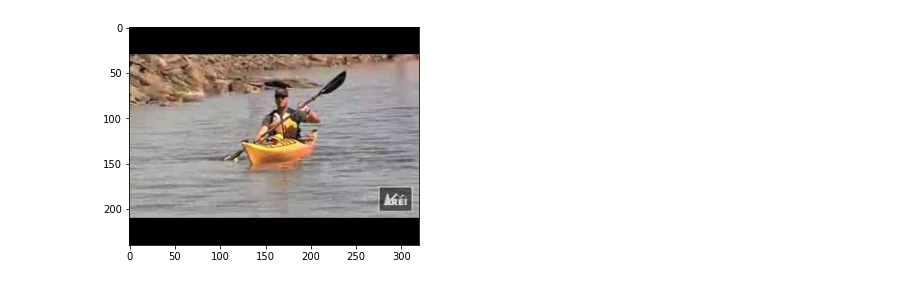
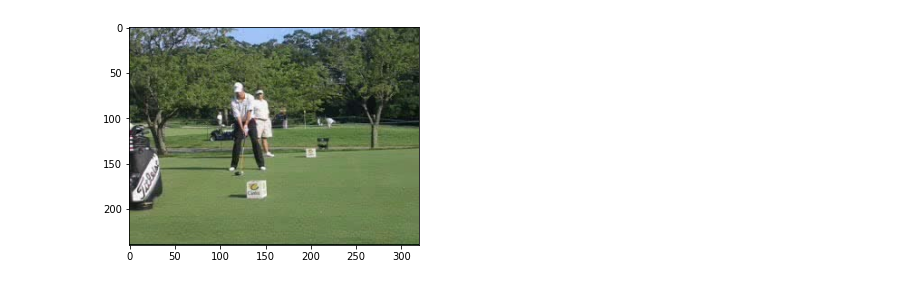
Before and after one commit to jrslanski/Littering_AutomaticActionRecognition, a Jupyter notebook: DataAndModel.ipynb, the cells around one changed output. Cells and saved outputs as stored; diff of their text form; code cells hidden in the pictures.

```diff
--- a/DataAndModel.ipynb
+++ b/DataAndModel.ipynb
@@ -65,5 +60,5 @@ def load_image_sequence(folder_path, extension):
 # %%
 
 
-images_sequence = load_image_sequence("C:\\Users\\jrsla\\Downloads\\UCF50\\UCF50\\Kayaking\\v_Kayaking_g01_c01", ".jpg")
+images_sequence = load_image_sequence("C:\\Users\\josue.rabanales\\Downloads\\UCF11_updated_mpg\\UCF11_updated_mpg\\golf_swing\\v_golf_05\\v_golf_05_01", ".jpg")
 # %%
@@ -89,2 +67,0 @@ array([[[[0, 0, 0],
-# %%
-images_sequence = order_video_frames_files(images_sequence)
@@ -115,7 +68,7 @@ a = load_image_sequence("C:\\Users\\jrsla\\Downloads\\UCF50\\UCF50\\Kayaking\\v_
 # %%
-img = plt.imshow(a[0])
+img = plt.imshow(images_sequence[0])
 # %% [output]
-[figure, old version]
+[figure, new version]
 # %%
 def load_videos_category(category_path, category):
     images_folders = list_folders(category_path)
```
Also changed, not shown: parts of 14 cells of this notebook, 1 other file.
